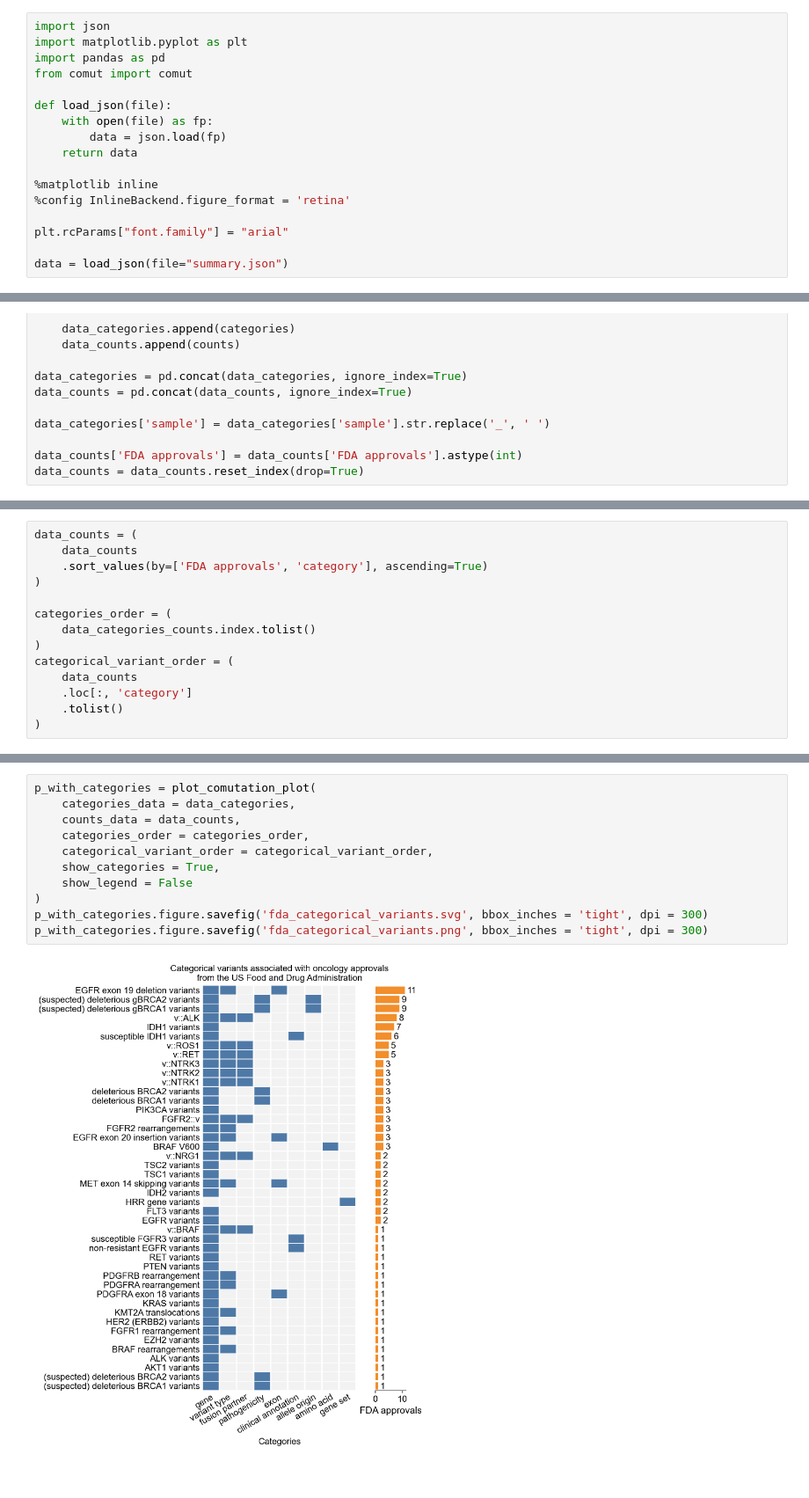
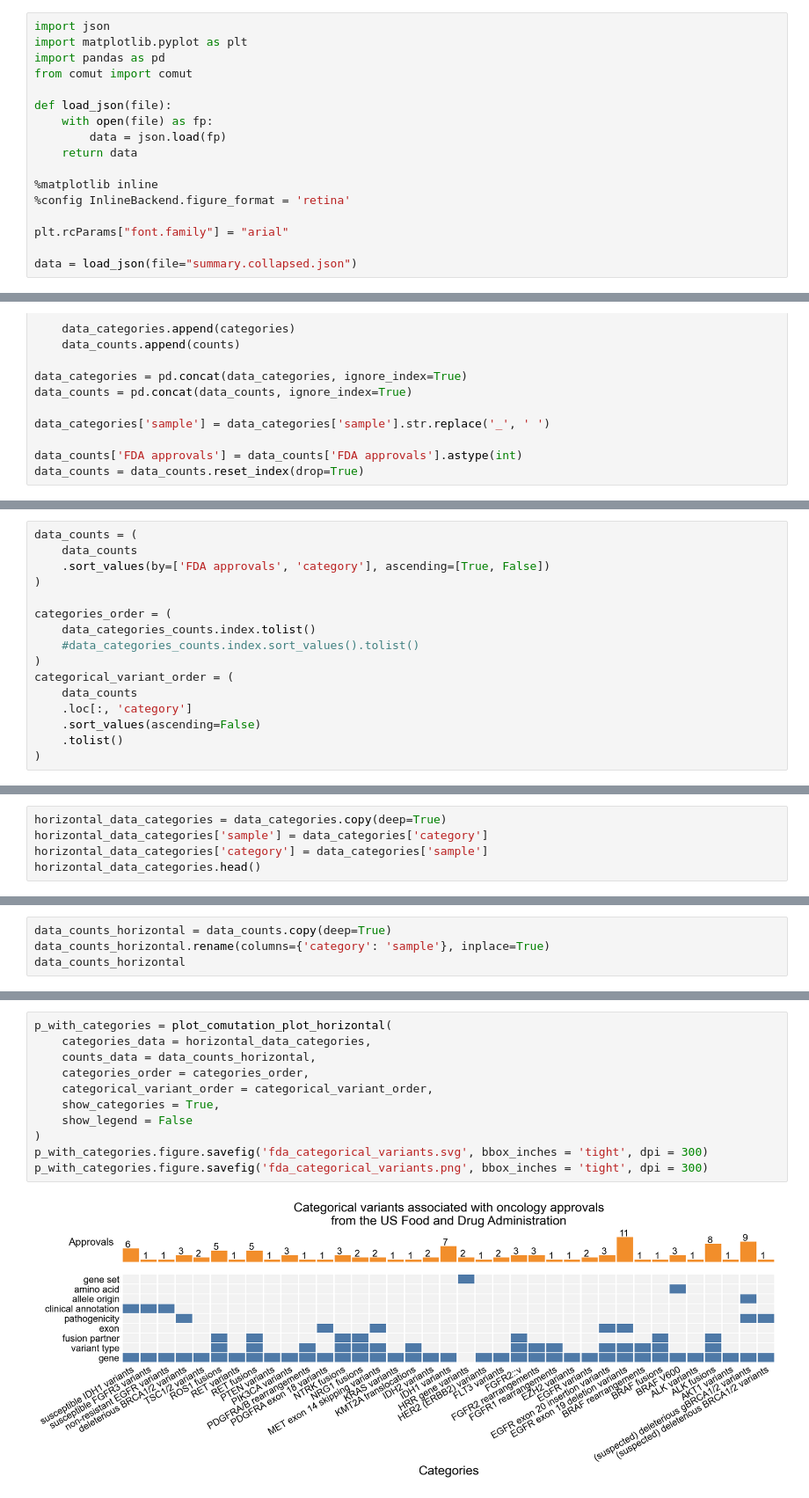
Before and after one commit to ga4gh/2025-catvar-call-to-action, a Jupyter notebook: analyses/fda/visualize_categories.ipynb, the cells around one changed output, grey strips where cells are left out. Shown at 88% size. Drawn from its saved outputs; the diff is of its cells as text.

```diff
--- a/analyses/fda/visualize_categories.ipynb
+++ b/analyses/fda/visualize_categories.ipynb
@@ -14,7 +14,7 @@ def load_json(file):
 
 plt.rcParams["font.family"] = "arial"
 
-data = load_json(file="summary.json")
+data = load_json(file="summary.collapsed.json")
 # %%
 def normalize_rgb(dictionary):
     for color in dictionary.keys():
@@ -103,15 +103,17 @@ Name: count, dtype: int64
 # %%
 data_counts = (
     data_counts
-    .sort_values(by=['FDA approvals', 'category'], ascending=True)
+    .sort_values(by=['FDA approvals', 'category'], ascending=[True, False])
 )
 
 categories_order = (
     data_categories_counts.index.tolist()
+    #data_categories_counts.index.sort_values().tolist()
 )
 categorical_variant_order = (
     data_counts
     .loc[:, 'category']
+    .sort_values(ascending=False)
     .tolist()
 )
 # %%
@@ -167 +169,6 @@ True    44
 Name: count, dtype: int64
+# %%
+horizontal_data_categories = data_categories.copy(deep=True)
+horizontal_data_categories['sample'] = data_categories['category']
+horizontal_data_categories['category'] = data_categories['sample']
+horizontal_data_categories.head()
@@ -167,0 +182,4 @@ Name: count, dtype: int64
+# %%
+data_counts_horizontal = data_counts.copy(deep=True)
+data_counts_horizontal.rename(columns={'category': 'sample'}, inplace=True)
+data_counts_horizontal
@@ -244,16 +362,16 @@ def plot_comutation_plot(categories_data, counts_data, categories_order, categor
 # %%
-p_with_categories = plot_comutation_plot(
-    categories_data = data_categories,
-    counts_data = data_counts,
+p_with_categories = plot_comutation_plot_horizontal(
+    categories_data = horizontal_data_categories,
+    counts_data = data_counts_horizontal,
     categories_order = categories_order,
     categorical_variant_order = categorical_variant_order,
     show_categories = True,
     show_legend = False
 )
 p_with_categories.figure.savefig('fda_categorical_variants.svg', bbox_inches = 'tight', dpi = 300)
 p_with_categories.figure.savefig('fda_categorical_variants.png', bbox_inches = 'tight', dpi = 300)
 # %% [output]
-[figure, old version]
+[figure, new version]
 # %%
 p_without_categories = plot_comutation_plot(
     categories_data = data_categories,
```
Also changed, not shown: parts of 12 cells of this notebook, 11 other files.
